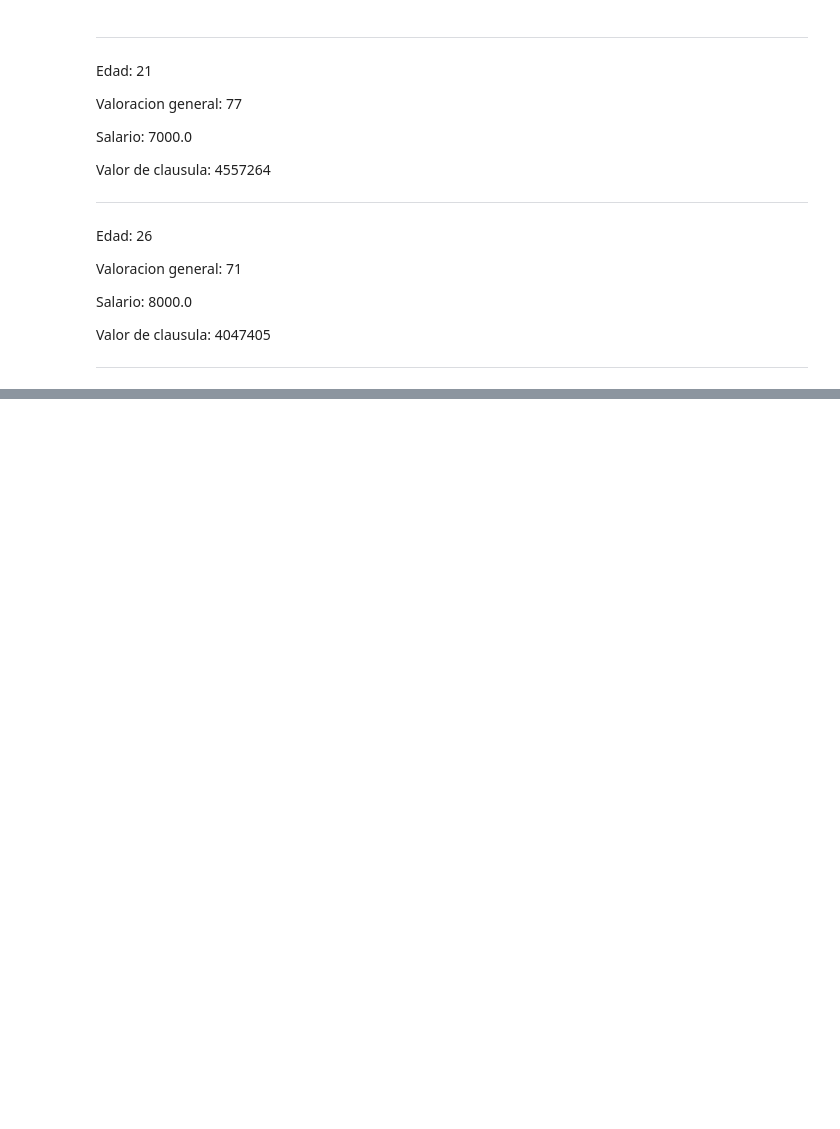
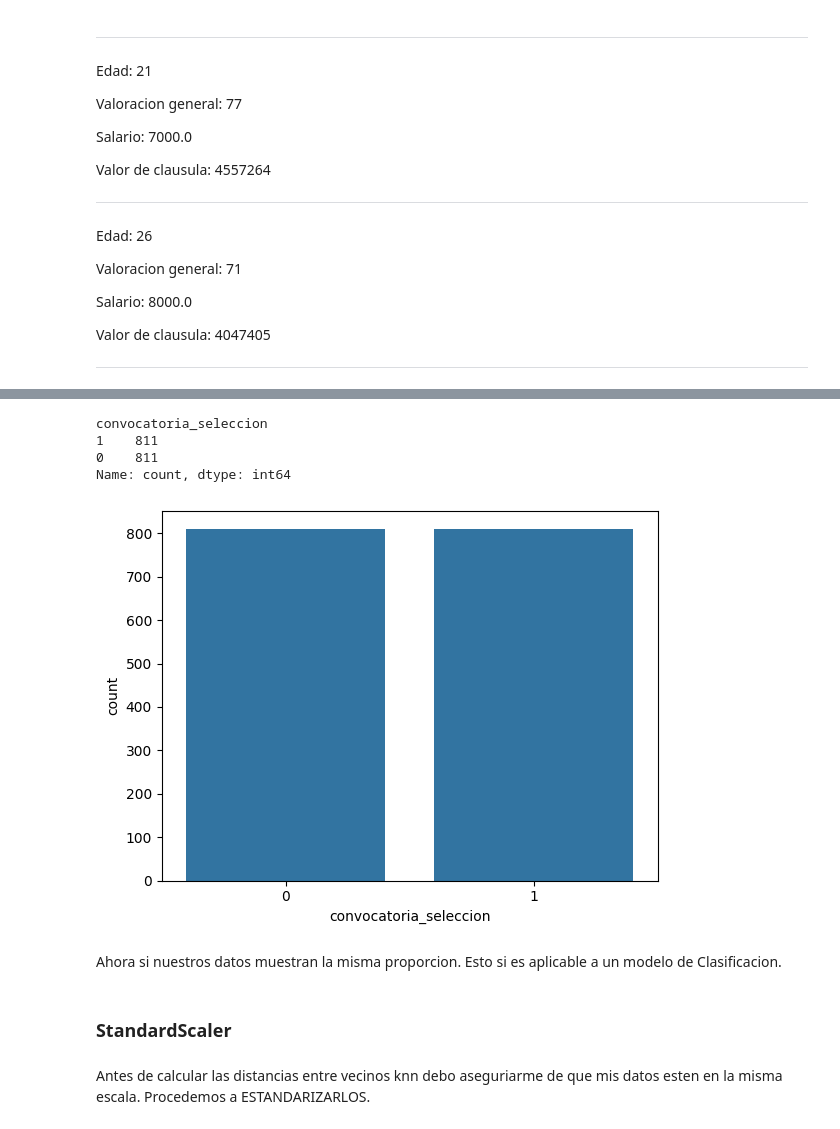
Before and after one commit to MatiasKige/Data-Science-FIFA, a Jupyter notebook: Proyecto FIFA.ipynb, the cells around one changed output, grey strips where cells are left out. Drawn from its saved outputs; the diff is of its cells as text; code cells hidden in the pictures; blank space fills up the shorter version.

Commit message:
Machine Learning Clasificacion Preprocesamiento y KNN

```diff
--- a/Proyecto FIFA.ipynb
+++ b/Proyecto FIFA.ipynb
@@ -2955,0 +2970,31 @@ Valor de clausula: 4047405
+# %%
+from imblearn.over_sampling import SMOTE
+
+X = datos_dummies.drop("convocatoria_seleccion", axis=1)
+y = datos_dummies["convocatoria_seleccion"]
+
+smt = SMOTE(random_state=123)
+X, y = smt.fit_resample(X, y)
+
+datos_dummies = pd.concat([X, y], axis=1)
+# %%
+# Mostrar el DataFrame resultante
+print(datos_dummies.convocatoria_seleccion.value_counts())
+
+# Variable target esta desbalanceada
+
+import seaborn as sns
+%matplotlib inline
+ax = sns.countplot(x="convocatoria_seleccion", data=datos_dummies)
+# %% [output]
+convocatoria_seleccion
+1    811
+0    811
+Name: count, dtype: int64
+[figure, added]
+# %% [markdown]
+Ahora si nuestros datos muestran la misma proporcion. Esto si es aplicable a un modelo de Clasificacion.
+# %% [markdown]
+### StandardScaler
+# %% [markdown]
+Antes de calcular las distancias entre vecinos knn debo aseguriarme de que mis datos esten en la misma escala. Procedemos a ESTANDARIZARLOS.
```
Also changed, not shown: parts of 83 cells of this notebook.
